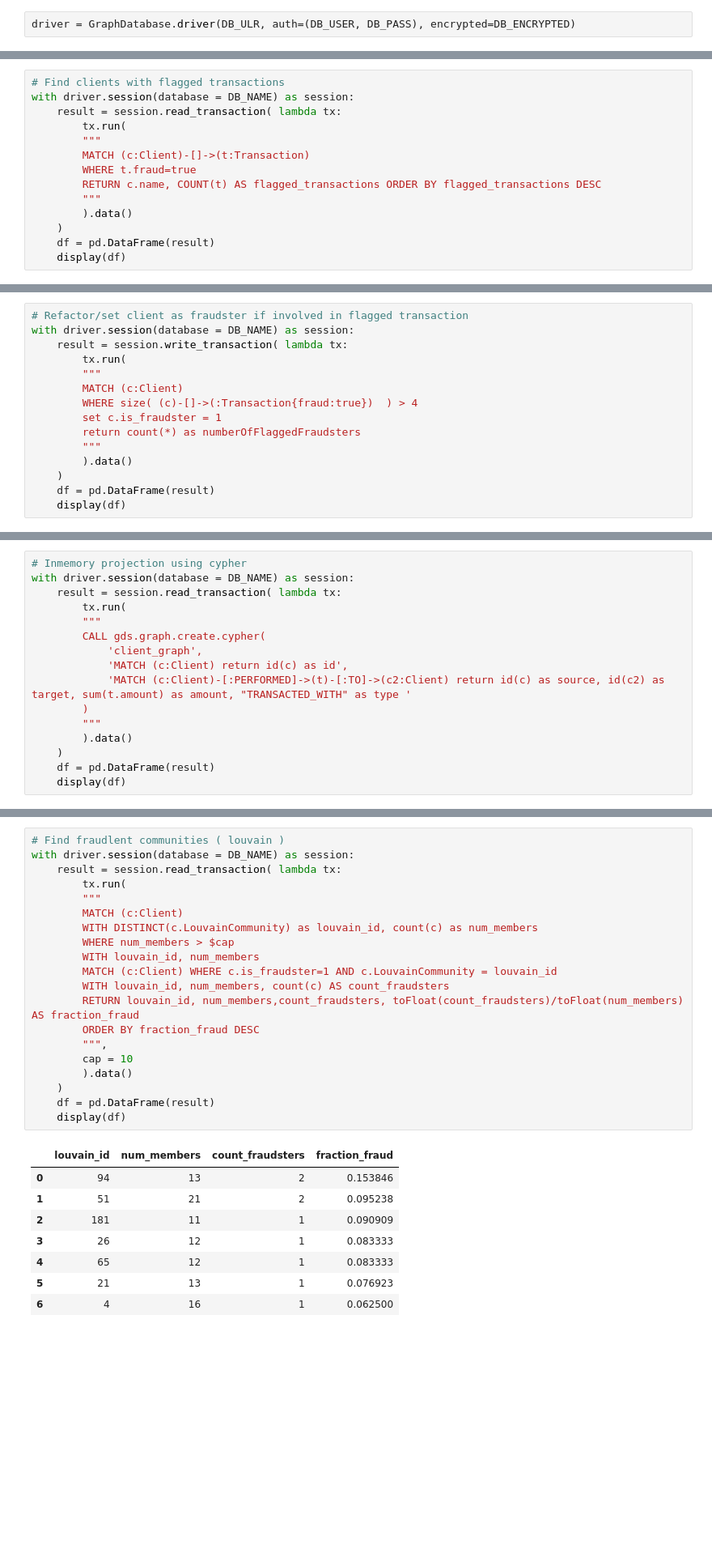
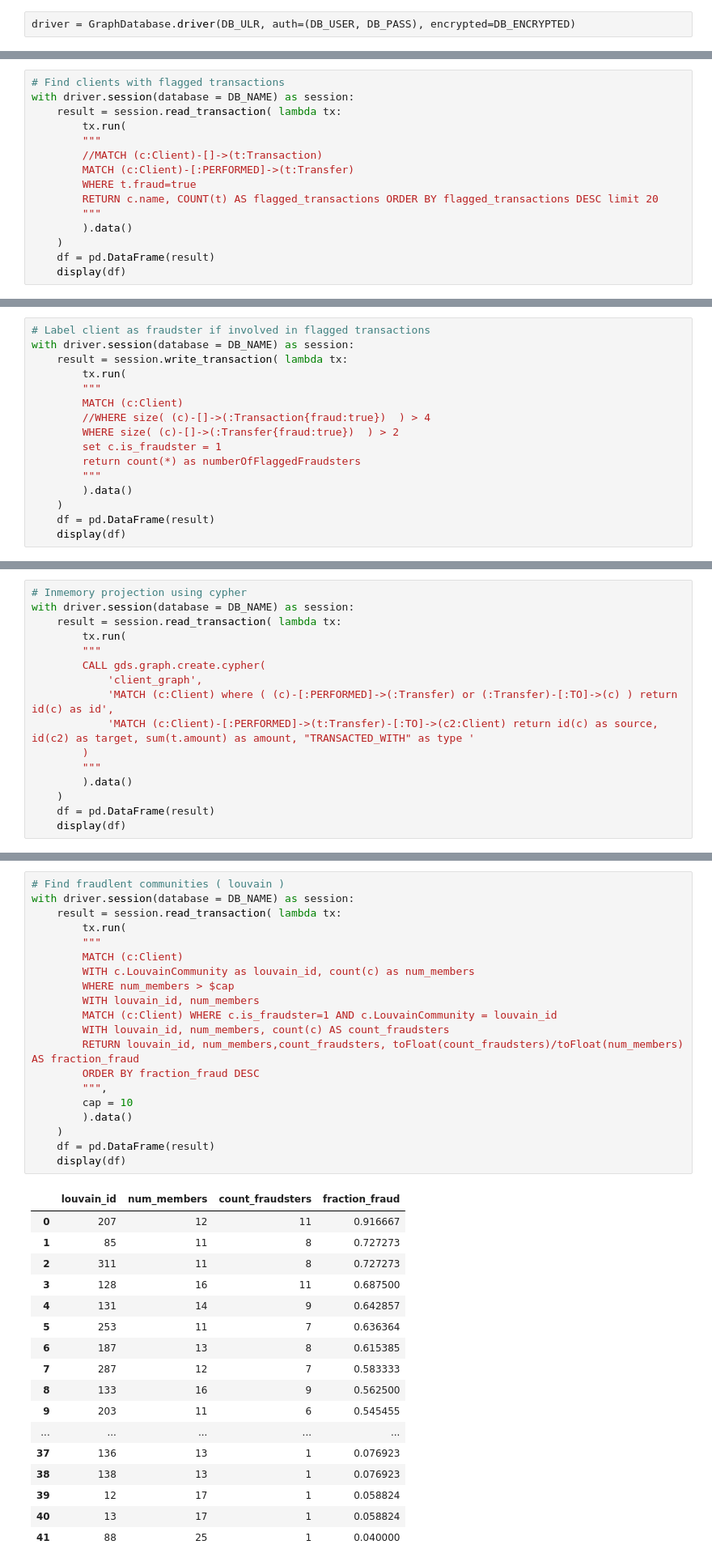
Before and after one commit to lqst/notebooks, a Jupyter notebook: paysim-demo.ipynb, the cells around one changed output, grey strips where cells are left out. Shown: that part at 81% size. Drawn from its saved outputs; the diff is of its cells as text; blank space fills up the shorter version.

```diff
--- a/paysim-demo.ipynb
+++ b/paysim-demo.ipynb
@@ -60,9 +69,10 @@ with driver.session(database = DB_NAME) as session:
     result = session.read_transaction( lambda tx:
         tx.run(
         """
-        MATCH (c:Client)-[]->(t:Transaction)
+        //MATCH (c:Client)-[]->(t:Transaction)
+        MATCH (c:Client)-[:PERFORMED]->(t:Transfer)
         WHERE t.fraud=true
-        RETURN c.name, COUNT(t) AS flagged_transactions ORDER BY flagged_transactions DESC
+        RETURN c.name, COUNT(t) AS flagged_transactions ORDER BY flagged_transactions DESC limit 20
         """
         ).data()
     )
@@ -85,11 +99,12 @@ with driver.session(database = DB_NAME) as session:
 # %%
-# Refactor/set client as fraudster if involved in flagged transaction
+# Label client as fraudster if involved in flagged transactions
 with driver.session(database = DB_NAME) as session:
     result = session.write_transaction( lambda tx:
         tx.run(
         """
         MATCH (c:Client)
-        WHERE size( (c)-[]->(:Transaction{fraud:true})  ) > 4
+        //WHERE size( (c)-[]->(:Transaction{fraud:true})  ) > 4
+        WHERE size( (c)-[]->(:Transfer{fraud:true})  ) > 2
         set c.is_fraudster = 1
         return count(*) as numberOfFlaggedFraudsters
         """
@@ -108,8 +123,8 @@ with driver.session(database = DB_NAME) as session:
         """
         CALL gds.graph.create.cypher(
             'client_graph',
-            'MATCH (c:Client) return id(c) as id',
-            'MATCH (c:Client)-[:PERFORMED]->(t)-[:TO]->(c2:Client) return id(c) as source, id(c2) as target, sum(t.amount) as amount, "TRANSACTED_WITH" as type '
+            'MATCH (c:Client) where ( (c)-[:PERFORMED]->(:Transfer) or (:Transfer)-[:TO]->(c) ) return id(c) as id',
+            'MATCH (c:Client)-[:PERFORMED]->(t:Transfer)-[:TO]->(c2:Client) return id(c) as source, id(c2) as target, sum(t.amount) as amount, "TRANSACTED_WITH" as type '
         )
         """
         ).data()
@@ -161,31 +176,40 @@ with driver.session(database = DB_NAME) as session:
 # %%
 # Find fraudlent communities ( louvain )
 with driver.session(database = DB_NAME) as session:
     result = session.read_transaction( lambda tx:
         tx.run(
         """
         MATCH (c:Client)
-        WITH DISTINCT(c.LouvainCommunity) as louvain_id, count(c) as num_members
+        WITH c.LouvainCommunity as louvain_id, count(c) as num_members
         WHERE num_members > $cap
         WITH louvain_id, num_members
         MATCH (c:Client) WHERE c.is_fraudster=1 AND c.LouvainCommunity = louvain_id
         WITH louvain_id, num_members, count(c) AS count_fraudsters
         RETURN louvain_id, num_members,count_fraudsters, toFloat(count_fraudsters)/toFloat(num_members) AS fraction_fraud
         ORDER BY fraction_fraud DESC
         """,
         cap = 10
         ).data()
     )
     df = pd.DataFrame(result)
     display(df)
 # %% [output]
 |  | louvain_id | num_members | count_fraudsters | fraction_fraud |
-| 0 | 94 | 13 | 2 | 0.153846 |
-| 1 | 51 | 21 | 2 | 0.095238 |
-| 2 | 181 | 11 | 1 | 0.090909 |
-| 3 | 26 | 12 | 1 | 0.083333 |
-| 4 | 65 | 12 | 1 | 0.083333 |
-| 5 | 21 | 13 | 1 | 0.076923 |
-| 6 | 4 | 16 | 1 | 0.062500 |
+| 0 | 207 | 12 | 11 | 0.916667 |
+| 1 | 85 | 11 | 8 | 0.727273 |
+| 2 | 311 | 11 | 8 | 0.727273 |
+| 3 | 128 | 16 | 11 | 0.687500 |
+| 4 | 131 | 14 | 9 | 0.642857 |
+| 5 | 253 | 11 | 7 | 0.636364 |
+| 6 | 187 | 13 | 8 | 0.615385 |
+| 7 | 287 | 12 | 7 | 0.583333 |
+| 8 | 133 | 16 | 9 | 0.562500 |
+| 9 | 203 | 11 | 6 | 0.545455 |
+| ... | ... | ... | ... | ... |
+| 37 | 136 | 13 | 1 | 0.076923 |
+| 38 | 138 | 13 | 1 | 0.076923 |
+| 39 | 12 | 17 | 1 | 0.058824 |
+| 40 | 13 | 17 | 1 | 0.058824 |
+| 41 | 88 | 25 | 1 | 0.040000 |
 # %%
 %%html
```
Also changed, not shown: parts of 25 cells of this notebook, 2 other files.
